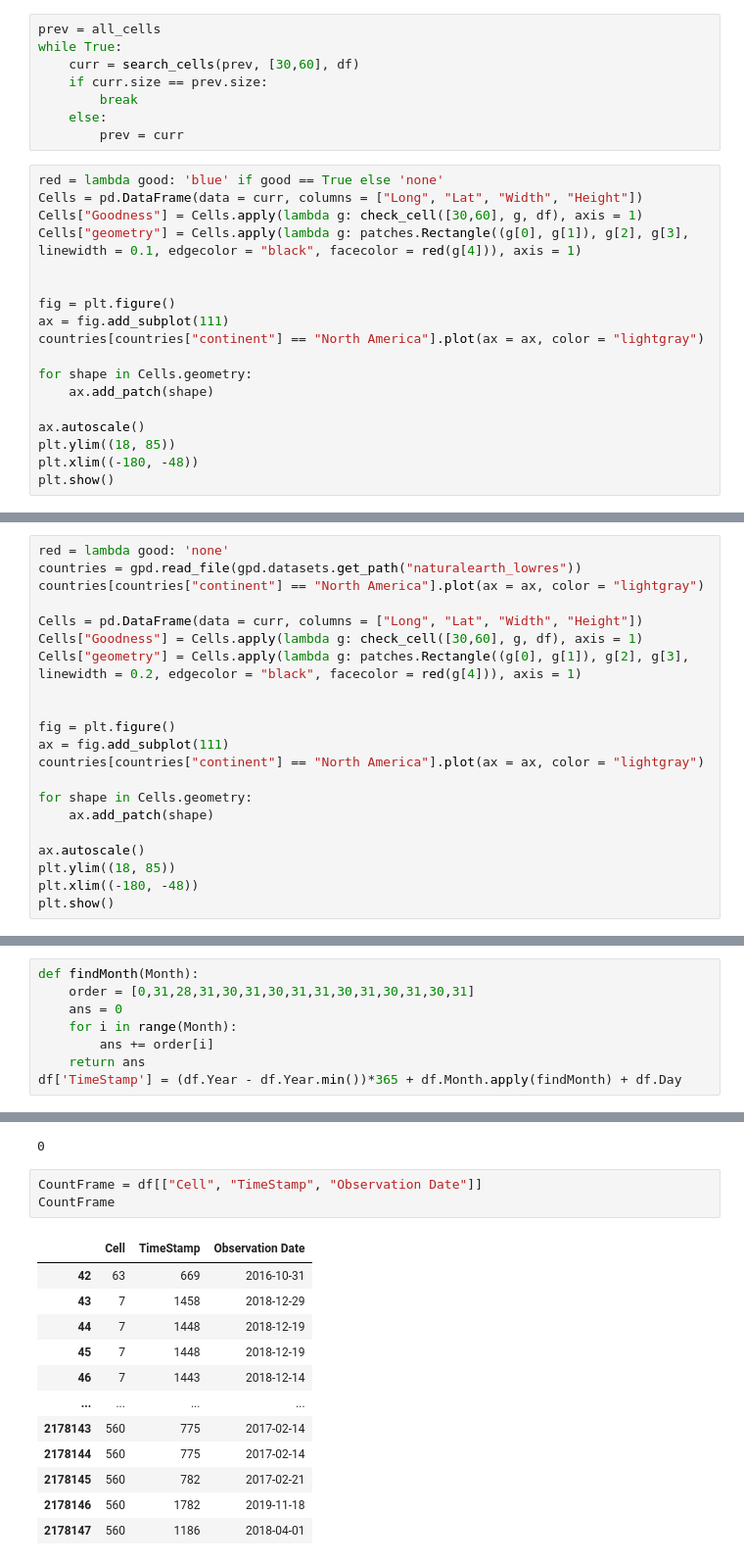
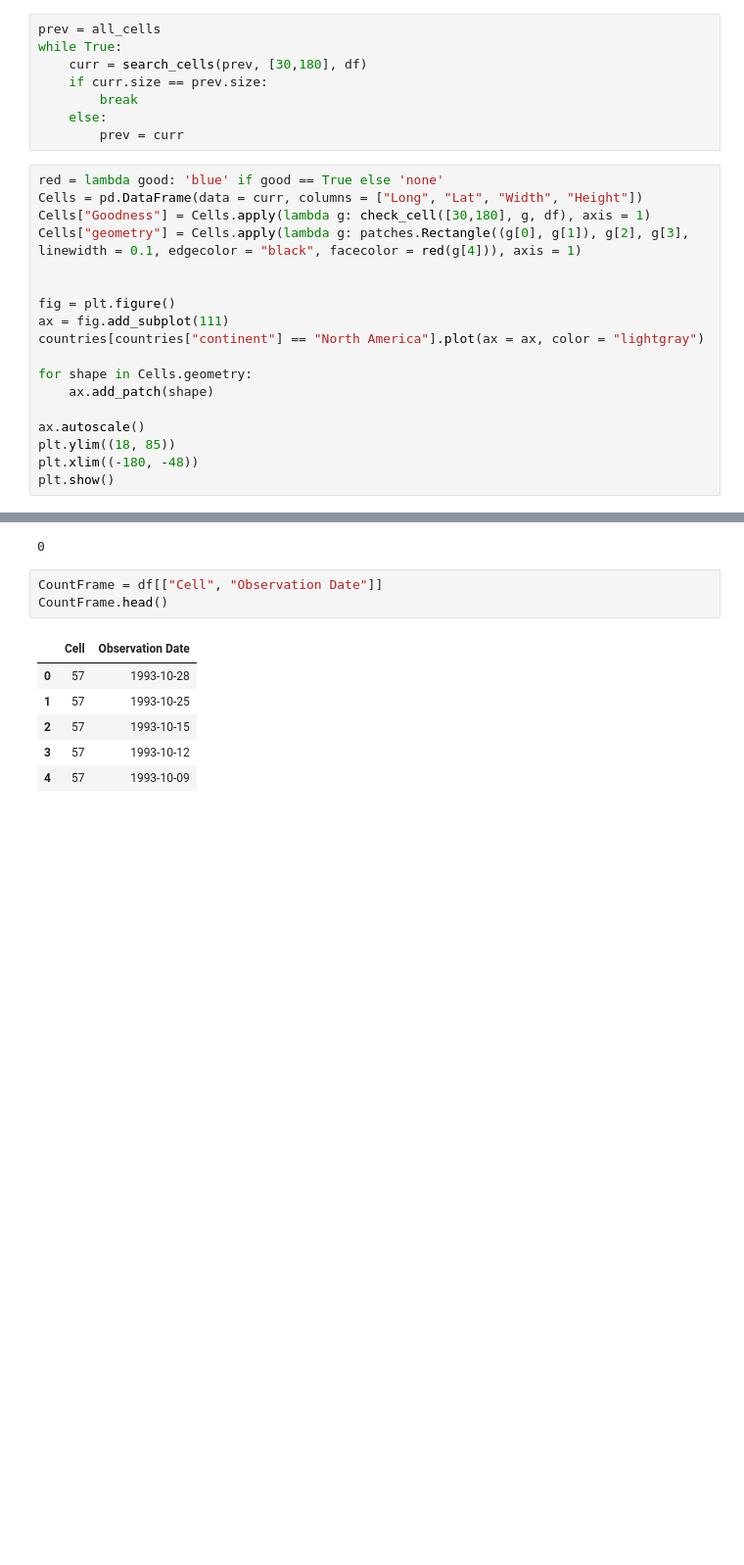
Before and after one commit to Toastisgreat/ResearchProject, a Jupyter notebook: Notebooks/NetworkCreation.ipynb, the cells around one changed output, grey strips where cells are left out. Shown at 98% size. Drawn from its saved outputs; the diff is of its cells as text; blank space fills up the shorter version.

```diff
--- a/Notebooks/NetworkCreation.ipynb
+++ b/Notebooks/NetworkCreation.ipynb
@@ -247,7 +241,7 @@ plt.show()
 # %%
 prev = all_cells
 while True:
-    curr = search_cells(prev, [30,60], df)
+    curr = search_cells(prev, [30,180], df)
     if curr.size == prev.size:
         break
     else:
@@ -255,7 +249,7 @@ while True:
 # %%
 red = lambda good: 'blue' if good == True else 'none'
 Cells = pd.DataFrame(data = curr, columns = ["Long", "Lat", "Width", "Height"])
-Cells["Goodness"] = Cells.apply(lambda g: check_cell([30,60], g, df), axis = 1)
+Cells["Goodness"] = Cells.apply(lambda g: check_cell([30,180], g, df), axis = 1)
 Cells["geometry"] = Cells.apply(lambda g: patches.Rectangle((g[0], g[1]), g[2], g[3], linewidth = 0.1, edgecolor = "black", facecolor = red(g[4])), axis = 1)
 
 
@@ -275,21 +268,0 @@ plt.show()
-# %%
-red = lambda good: 'none'
-countries = gpd.read_file(gpd.datasets.get_path("naturalearth_lowres"))
-countries[countries["continent"] == "North America"].plot(ax = ax, color = "lightgray")
-
-Cells = pd.DataFrame(data = curr, columns = ["Long", "Lat", "Width", "Height"])
-Cells["Goodness"] = Cells.apply(lambda g: check_cell([30,60], g, df), axis = 1)
-Cells["geometry"] = Cells.apply(lambda g: patches.Rectangle((g[0], g[1]), g[2], g[3], linewidth = 0.2, edgecolor = "black", facecolor = red(g[4])), axis = 1)
-
-
-fig = plt.figure()
-ax = fig.add_subplot(111)
-countries[countries["continent"] == "North America"].plot(ax = ax, color = "lightgray")
-
-for shape in Cells.geometry:
-    ax.add_patch(shape)
-
-ax.autoscale()
-plt.ylim((18, 85))
-plt.xlim((-180, -48))
-plt.show()
@@ -375,8 +303,0 @@ df
-# %%
-def findMonth(Month):
-    order = [0,31,28,31,30,31,30,31,31,30,31,30,31,30,31]
-    ans = 0
-    for i in range(Month):
-        ans += order[i]
-    return ans
-df['TimeStamp'] = (df.Year - df.Year.min())*365 + df.Month.apply(findMonth) + df.Day
@@ -424,18 +329,12 @@ print(count)
 # %% [output]
 0
 # %%
-CountFrame = df[["Cell", "TimeStamp", "Observation Date"]]
-CountFrame
+CountFrame = df[["Cell", "Observation Date"]]
+CountFrame.head()
 # %% [output]
-|  | Cell | TimeStamp | Observation Date |
-| 42 | 63 | 669 | 2016-10-31 |
-| 43 | 7 | 1458 | 2018-12-29 |
-| 44 | 7 | 1448 | 2018-12-19 |
-| 45 | 7 | 1448 | 2018-12-19 |
-| 46 | 7 | 1443 | 2018-12-14 |
-| ... | ... | ... | ... |
-| 2178143 | 560 | 775 | 2017-02-14 |
-| 2178144 | 560 | 775 | 2017-02-14 |
-| 2178145 | 560 | 782 | 2017-02-21 |
-| 2178146 | 560 | 1782 | 2019-11-18 |
-| 2178147 | 560 | 1186 | 2018-04-01 |
+|  | Cell | Observation Date |
+| 0 | 57 | 1993-10-28 |
+| 1 | 57 | 1993-10-25 |
+| 2 | 57 | 1993-10-15 |
+| 3 | 57 | 1993-10-12 |
+| 4 | 57 | 1993-10-09 |
```
Also changed, not shown: parts of 21 cells of this notebook.
